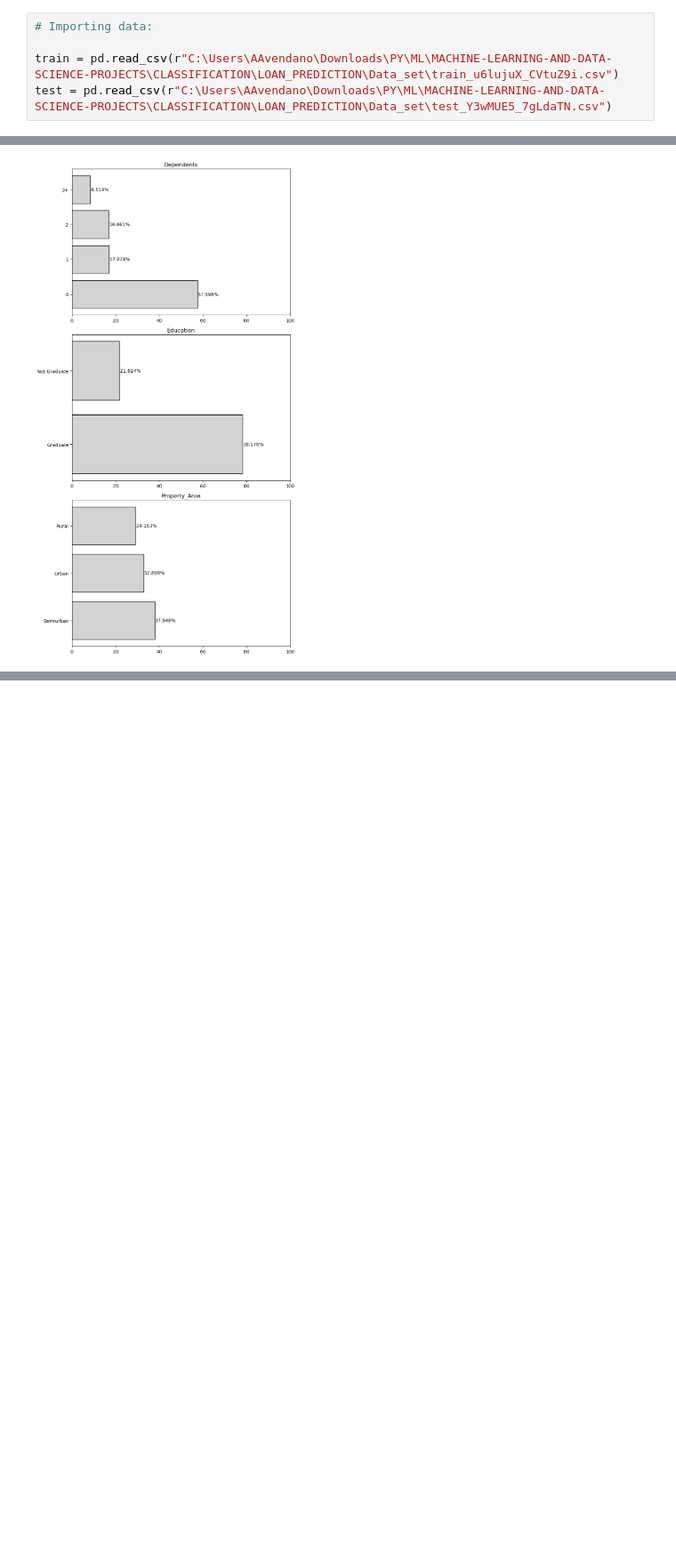
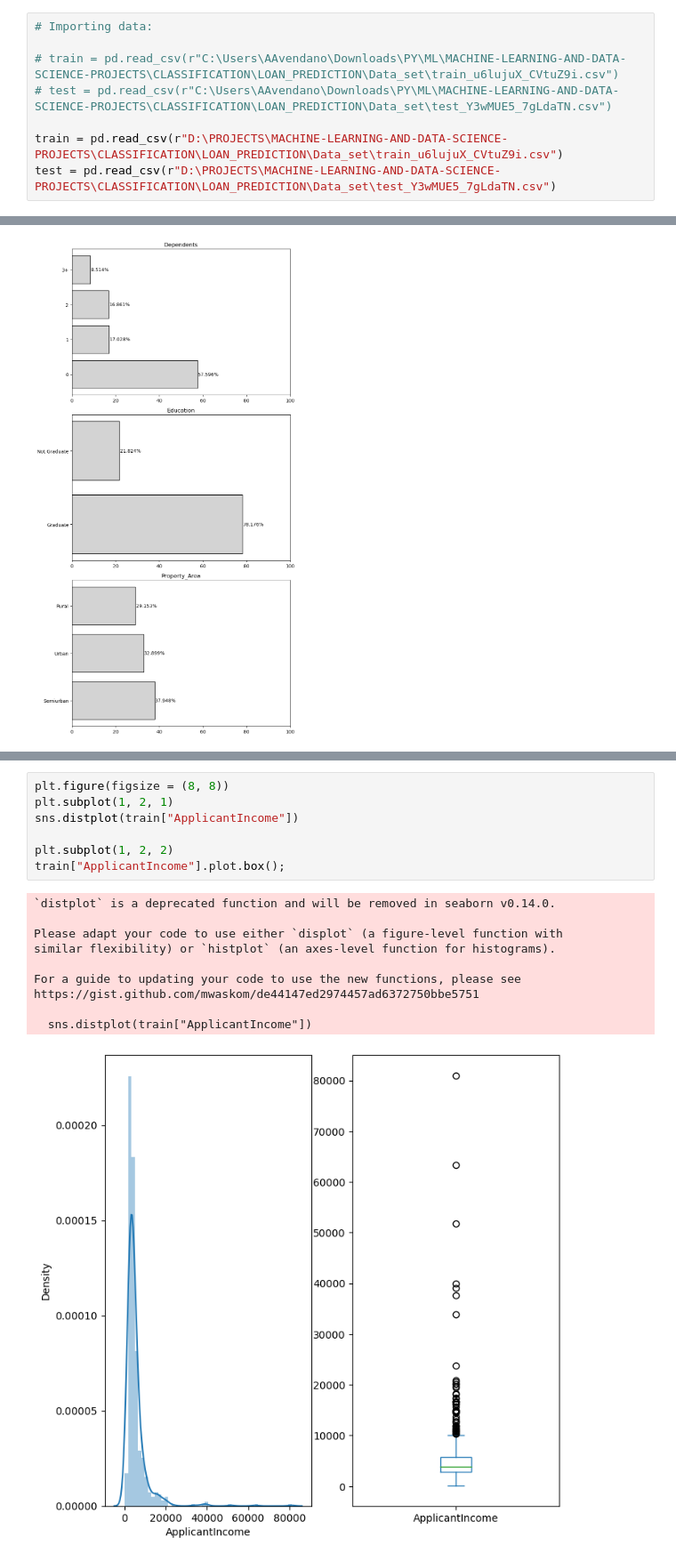
Before and after one commit to AlbertoGhub/MACHINE-LEARNING-AND-DATA-SCIENCE-PROJECTS, a Jupyter notebook: CLASSIFICATION/LOAN_PREDICTION/Loan_Prediction_Problem.ipynb, the cells around one changed output, grey strips where cells are left out. Shown at 89% size. Saved outputs shown, nothing was run; the diff lists cells and outputs as text; blank space fills up the shorter version.

```diff
--- a/CLASSIFICATION/LOAN_PREDICTION/Loan_Prediction_Problem.ipynb
+++ b/CLASSIFICATION/LOAN_PREDICTION/Loan_Prediction_Problem.ipynb
@@ -25,8 +26,11 @@ import matplotlib.pyplot as plt
 # %%
 # Importing data:
 
-train = pd.read_csv(r"C:\Users\AAvendano\Downloads\PY\ML\MACHINE-LEARNING-AND-DATA-SCIENCE-PROJECTS\CLASSIFICATION\LOAN_PREDICTION\Data_set\train_u6lujuX_CVtuZ9i.csv")
-test = pd.read_csv(r"C:\Users\AAvendano\Downloads\PY\ML\MACHINE-LEARNING-AND-DATA-SCIENCE-PROJECTS\CLASSIFICATION\LOAN_PREDICTION\Data_set\test_Y3wMUE5_7gLdaTN.csv")
+# train = pd.read_csv(r"C:\Users\AAvendano\Downloads\PY\ML\MACHINE-LEARNING-AND-DATA-SCIENCE-PROJECTS\CLASSIFICATION\LOAN_PREDICTION\Data_set\train_u6lujuX_CVtuZ9i.csv")
+# test = pd.read_csv(r"C:\Users\AAvendano\Downloads\PY\ML\MACHINE-LEARNING-AND-DATA-SCIENCE-PROJECTS\CLASSIFICATION\LOAN_PREDICTION\Data_set\test_Y3wMUE5_7gLdaTN.csv")
+
+train = pd.read_csv(r"D:\PROJECTS\MACHINE-LEARNING-AND-DATA-SCIENCE-PROJECTS\CLASSIFICATION\LOAN_PREDICTION\Data_set\train_u6lujuX_CVtuZ9i.csv")
+test = pd.read_csv(r"D:\PROJECTS\MACHINE-LEARNING-AND-DATA-SCIENCE-PROJECTS\CLASSIFICATION\LOAN_PREDICTION\Data_set\test_Y3wMUE5_7gLdaTN.csv")
 # %%
 # To keep the original data, it is a good practice to make a copy. Let's just do that:
 
@@ -241,0 +249,18 @@ bar_plot_1(train["Property_Area"])
+# %%
+plt.figure(figsize = (8, 8))
+plt.subplot(1, 2, 1)
+sns.distplot(train["ApplicantIncome"])
+
+plt.subplot(1, 2, 2)
+train["ApplicantIncome"].plot.box();
+# %% [output]
+`distplot` is a deprecated function and will be removed in seaborn v0.14.0.
+
+Please adapt your code to use either `displot` (a figure-level function with
+similar flexibility) or `histplot` (an axes-level function for histograms).
+
+For a guide to updating your code to use the new functions, please see
+https://gist.github.com/mwaskom/de44147ed2974457ad6372750bbe5751
+
+  sns.distplot(train["ApplicantIncome"])
+[figure, added]
```
Also changed, not shown: parts of 4 cells of this notebook.
